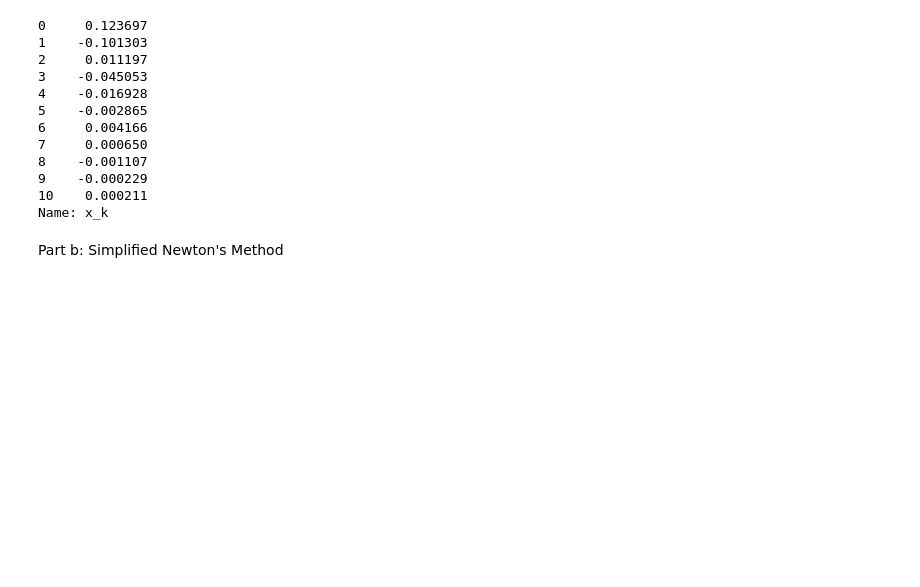
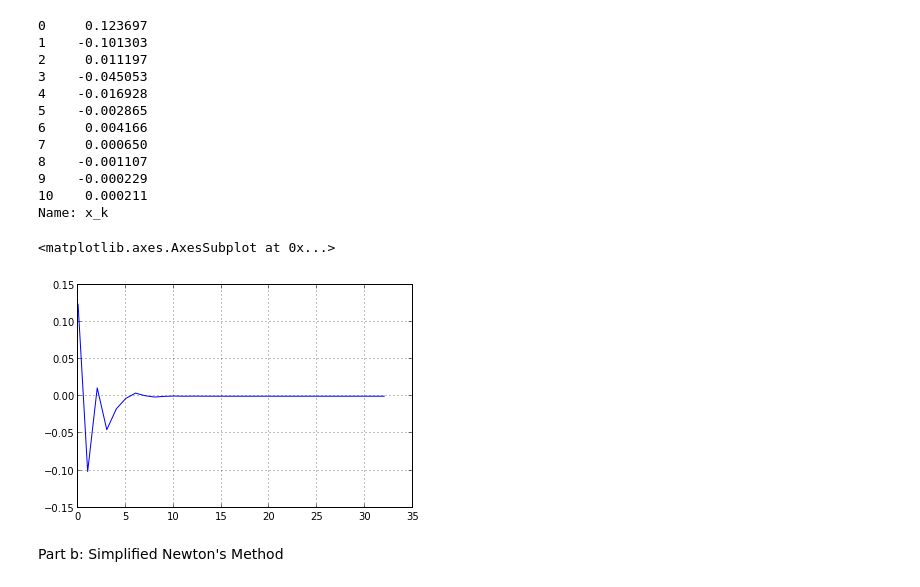
Before and after one commit to TomAugspurger/optimization, a Jupyter notebook: hw2_turn_in.py.ipynb, the cells around one changed output. Drawn from its saved outputs; the diff is of its cells as text; code cells hidden in the pictures; blank space fills up the shorter version.

Commit message:
Added plots

```diff
--- a/hw2_turn_in.py.ipynb
+++ b/hw2_turn_in.py.ipynb
@@ -39,6 +39,11 @@ df.ix[0:10]['x_k'] - x
 9    -0.000229
 10    0.000211
 Name: x_k
+# %%
+(df['x_k'] - x).plot()
+# %% [output]
+<matplotlib.axes.AxesSubplot at 0x...>
+[figure, added]
 # %% [markdown]
 Part b: Simplified Newton's Method
 # %%
```
Also changed, not shown: parts of 6 cells of this notebook, 1 other file.
